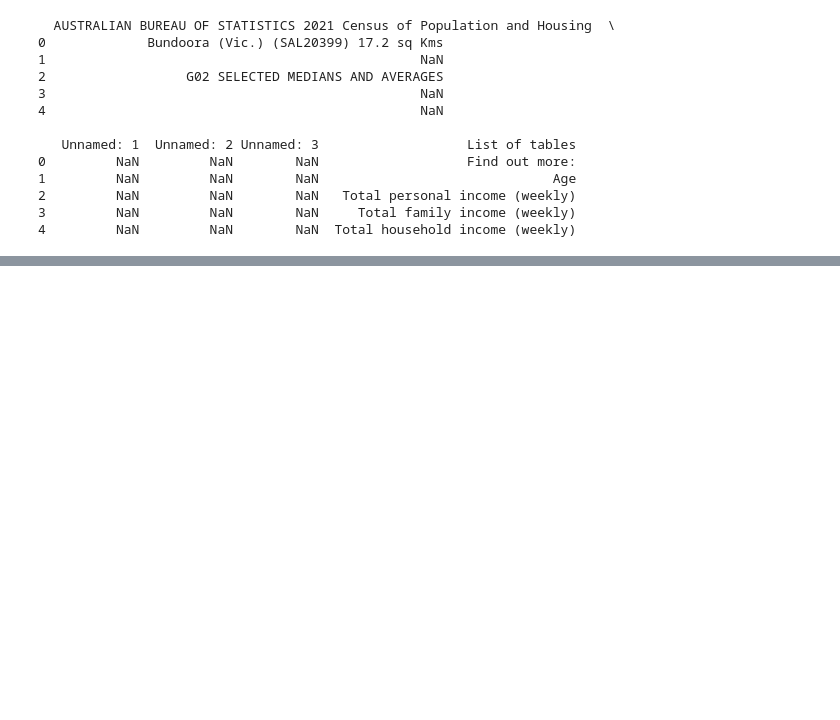
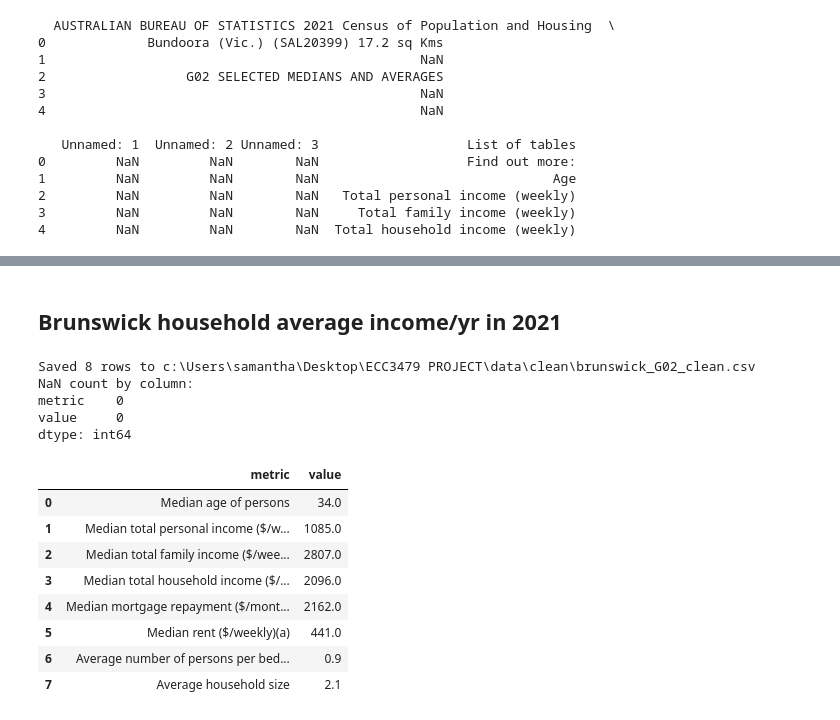
Before and after one commit to samantha-chin/ECC3479-project, a Jupyter notebook: ECC3479 notebook.ipynb, the cells around one changed output, grey strips where cells are left out. Saved outputs shown, nothing was run; the diff lists cells and outputs as text; code cells hidden in the pictures; blank space fills up the shorter version.

```diff
--- a/ECC3479 notebook.ipynb
+++ b/ECC3479 notebook.ipynb
@@ -85,0 +155,58 @@ NaN left: 0
+# %% [markdown]
+## Brunswick household average income/yr in 2021
+# %%
+# generate and clean Brunswick G02 output (removing NaN/blank values)
+
+import pandas as pd
+from pathlib import Path
+
+file_path = r"C:\Users\samantha\Downloads\GCP_SAL20361.xlsx"
+raw_g02 = pd.read_excel(file_path, sheet_name="G02", header=None, dtype=str)
+
+left = raw_g02[[0, 1]].rename(columns={0: "metric", 1: "value"})
+right = raw_g02[[3, 4]].rename(columns={3: "metric", 4: "value"})
+combined = pd.concat([left, right], ignore_index=True)
+
+combined["metric"] = combined["metric"].str.strip()
+combined["value"] = combined["value"].str.strip()
+combined = combined.replace({"": pd.NA, "nan": pd.NA, "NaN": pd.NA, "NAN": pd.NA})
+combined = combined.dropna(subset=["metric", "value"])
+
+combined = combined[
+    ~combined["metric"].str.contains(
+        r"AUSTRALIAN BUREAU|G02 SELECTED|List of tables|sq Kms|Unnamed",
+        case=False,
+        na=False,
+    )
+]
+
+combined["value"] = pd.to_numeric(combined["value"], errors="coerce")
+brunswick_clean = combined.dropna(subset=["value"]).reset_index(drop=True)
+
+project_root = Path.cwd().parent
+clean_csv = project_root / "data" / "clean" / "brunswick_G02_clean.csv"
+clean_csv.parent.mkdir(parents=True, exist_ok=True)
+
+brunswick_clean.to_csv(clean_csv, index=False)
+
+print(f"Saved {len(brunswick_clean)} rows to {clean_csv}")
+print("NaN count by column:")
+print(brunswick_clean.isna().sum())
+assert brunswick_clean.isna().sum().sum() == 0, "NaN values still exist in cleaned output"
+
+display(brunswick_clean)
+# %% [output]
+Saved 8 rows to c:\Users\samantha\Desktop\ECC3479 PROJECT\data\clean\brunswick_G02_clean.csv
+NaN count by column:
+metric    0
+value     0
+dtype: int64
+|  | metric | value |
+| 0 | Median age of persons | 34.0 |
+| 1 | Median total personal income ($/w... | 1085.0 |
+| 2 | Median total family income ($/wee... | 2807.0 |
+| 3 | Median total household income ($/... | 2096.0 |
+| 4 | Median mortgage repayment ($/mont... | 2162.0 |
+| 5 | Median rent ($/weekly)(a) | 441.0 |
+| 6 | Average number of persons per bed... | 0.9 |
+| 7 | Average household size | 2.1 |
```
Also changed, not shown: parts of 19 cells of this notebook.
